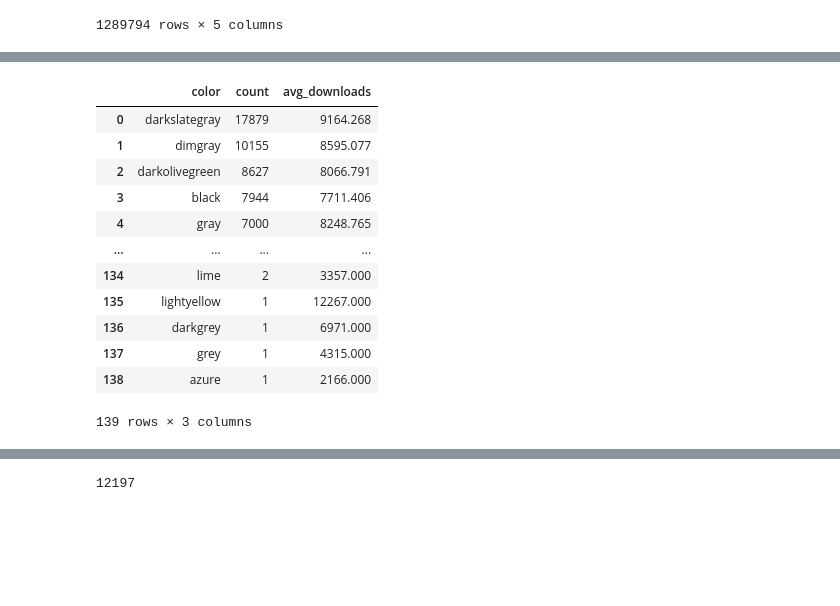
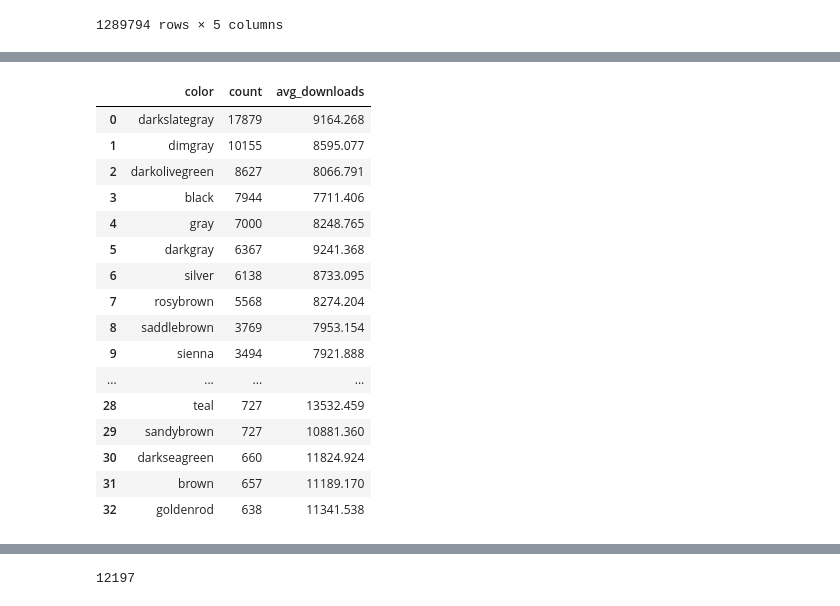
Before and after one commit to jjz17/Datathon2023, a Jupyter notebook: eda_other.ipynb, the cells around one changed output, grey strips where cells are left out. Drawn from its saved outputs; the diff is of its cells as text; code cells hidden in the pictures; blank space fills up the shorter version.

```diff
--- a/eda_other.ipynb
+++ b/eda_other.ipynb
@@ -104,18 +167,22 @@ color_downloads = pd.DataFrame({"color": colors, "count": counts, "avg_downloads
 # %%
 color_downloads.sort_values(["count", "avg_downloads"], ascending=False, inplace=True)
 color_downloads.reset_index(drop=True, inplace=True)
-color_downloads
+color_downloads[color_downloads["count"] > 500]
 # %% [output]
 |  | color | count | avg_downloads |
 | 0 | darkslategray | 17879 | 9164.268 |
 | 1 | dimgray | 10155 | 8595.077 |
 | 2 | darkolivegreen | 8627 | 8066.791 |
 | 3 | black | 7944 | 7711.406 |
 | 4 | gray | 7000 | 8248.765 |
+| 5 | darkgray | 6367 | 9241.368 |
+| 6 | silver | 6138 | 8733.095 |
+| 7 | rosybrown | 5568 | 8274.204 |
+| 8 | saddlebrown | 3769 | 7953.154 |
+| 9 | sienna | 3494 | 7921.888 |
 | ... | ... | ... | ... |
-| 134 | lime | 2 | 3357.000 |
-| 135 | lightyellow | 1 | 12267.000 |
-| 136 | darkgrey | 1 | 6971.000 |
-| 137 | grey | 1 | 4315.000 |
-| 138 | azure | 1 | 2166.000 |
+| 28 | teal | 727 | 13532.459 |
+| 29 | sandybrown | 727 | 10881.360 |
+| 30 | darkseagreen | 660 | 11824.924 |
+| 31 | brown | 657 | 11189.170 |
+| 32 | goldenrod | 638 | 11341.538 |
-139 rows × 3 columns
```
Also changed, not shown: parts of 39 cells of this notebook, 5 other files.
